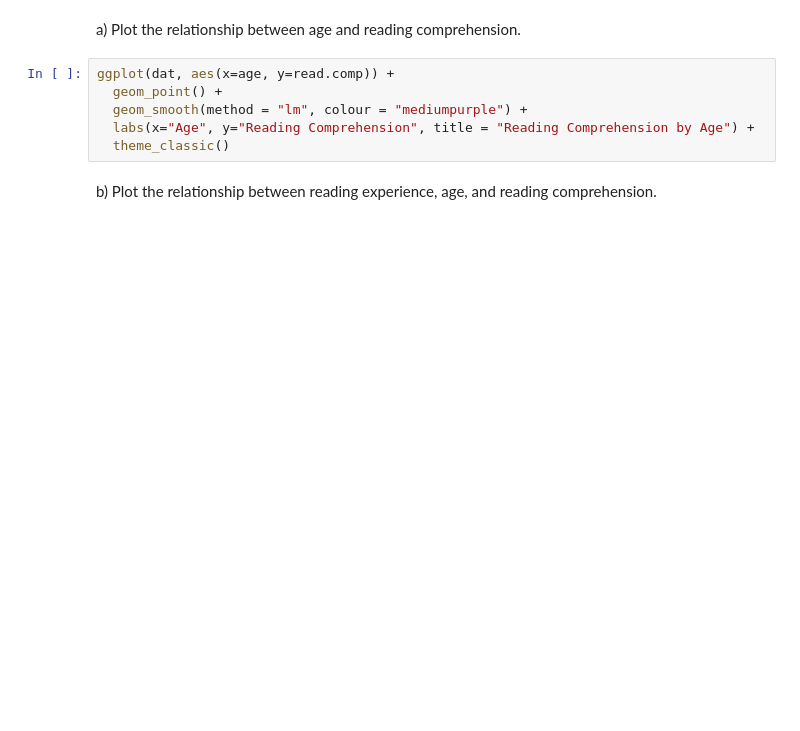
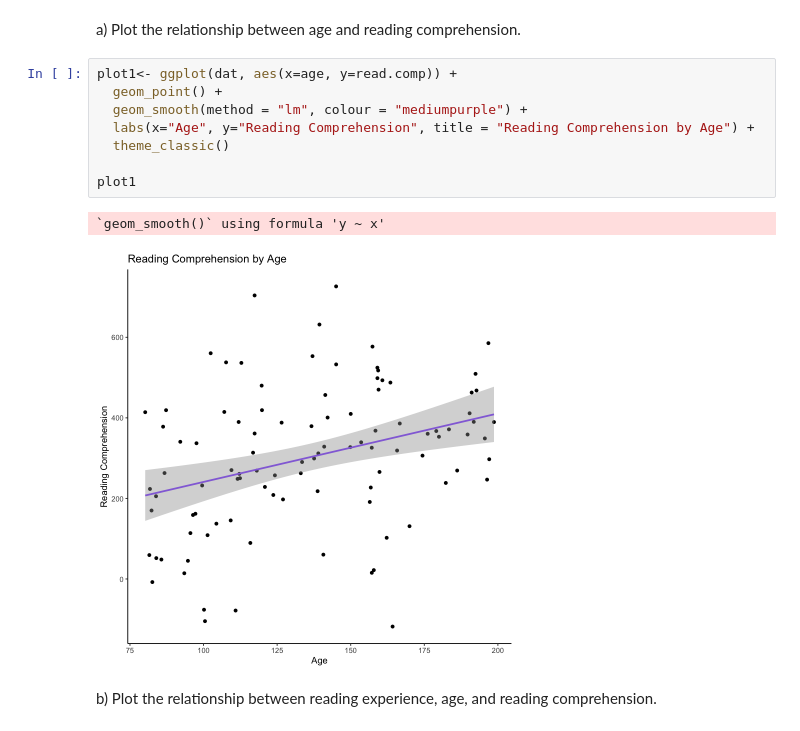
Before and after one commit to emilybgoldberg/Goldberg_DSPN_S22, a Jupyter notebook: Homework9.ipynb, the cells around one changed output. Saved outputs shown, nothing was run; the diff lists cells and outputs as text; blank space fills up the shorter version.

```diff
--- a/Homework9.ipynb
+++ b/Homework9.ipynb
@@ -50,11 +74,16 @@ library(tidyverse)
 # %% [markdown]
 a) Plot the relationship between age and reading comprehension.
 # %%
-ggplot(dat, aes(x=age, y=read.comp)) +
+plot1<- ggplot(dat, aes(x=age, y=read.comp)) +
   geom_point() +
   geom_smooth(method = "lm", colour = "mediumpurple") +
   labs(x="Age", y="Reading Comprehension", title = "Reading Comprehension by Age") +
   theme_classic()
+
+plot1
+# %% [output]
+`geom_smooth()` using formula 'y ~ x'
+[figure, added]
 # %% [markdown]
 b) Plot the relationship between reading experience, age, and reading comprehension.
 # %%
```
Also changed, not shown: parts of 15 cells of this notebook.
